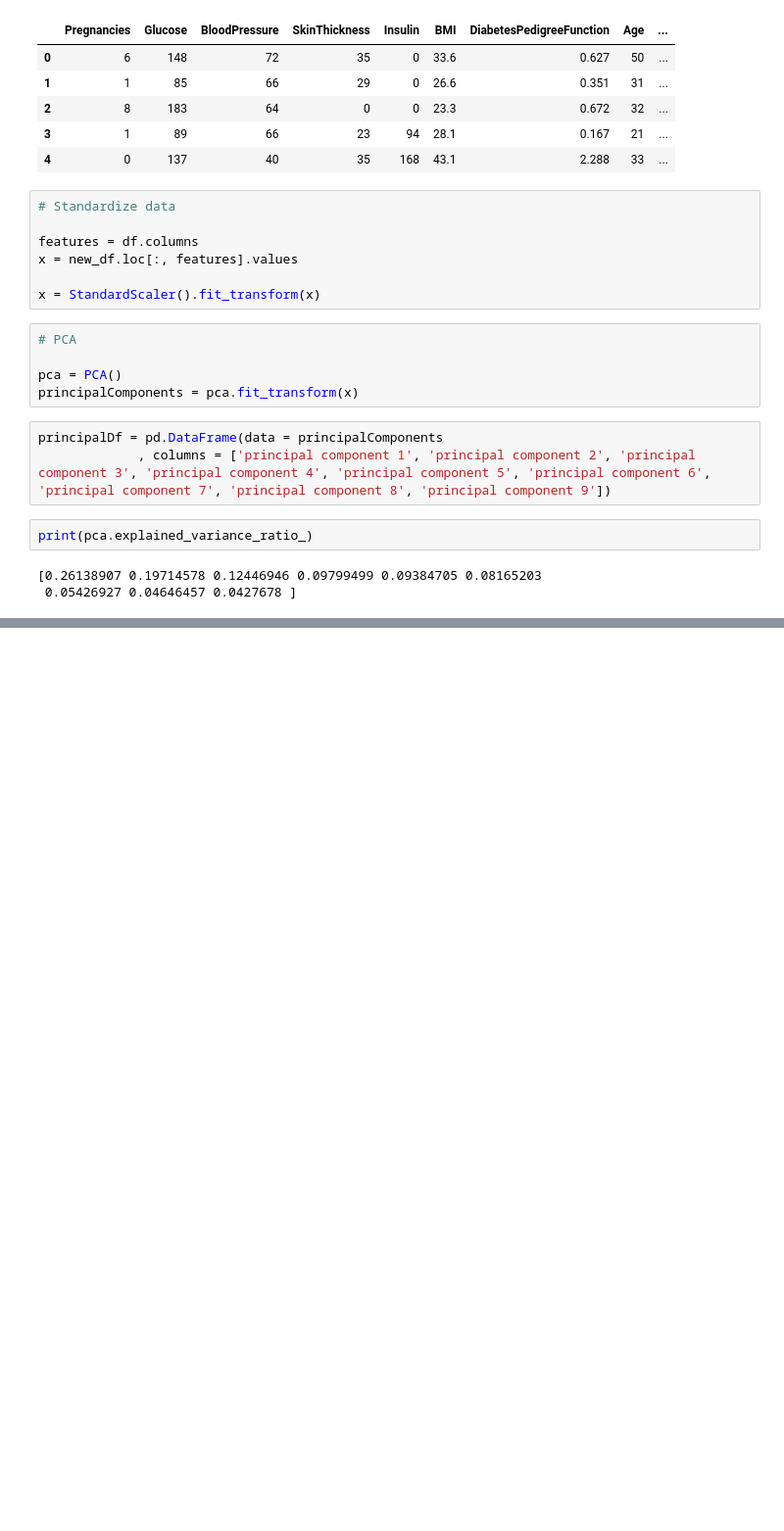
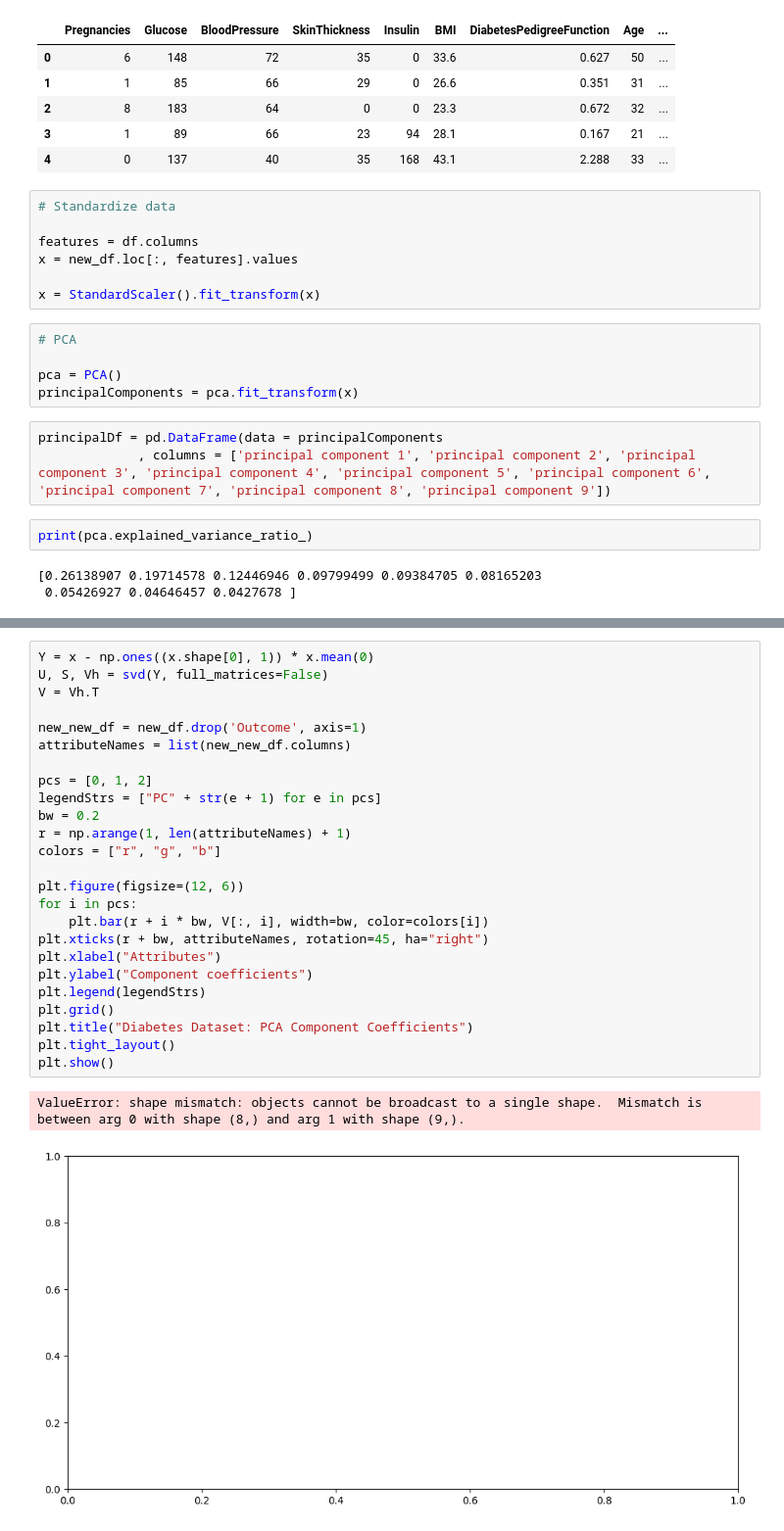
Before and after one commit to NicholasBorch/ML-02450project1, a Jupyter notebook: Data_analysis_diabetes.ipynb, the cells around one changed output, grey strips where cells are left out. Shown at 98% size. Drawn from its saved outputs; the diff is of its cells as text; blank space fills up the shorter version.

```diff
--- a/Data_analysis_diabetes.ipynb
+++ b/Data_analysis_diabetes.ipynb
@@ -67,3 +75,31 @@ plt.show()
+# %%
+Y = x - np.ones((x.shape[0], 1)) * x.mean(0)
+U, S, Vh = svd(Y, full_matrices=False)
+V = Vh.T
+
+new_new_df = new_df.drop('Outcome', axis=1)
+attributeNames = list(new_new_df.columns)
+
+pcs = [0, 1, 2]
+legendStrs = ["PC" + str(e + 1) for e in pcs]
+bw = 0.2
+r = np.arange(1, len(attributeNames) + 1)
+colors = ["r", "g", "b"]
+
+plt.figure(figsize=(12, 6))
+for i in pcs:
+    plt.bar(r + i * bw, V[:, i], width=bw, color=colors[i])
+plt.xticks(r + bw, attributeNames, rotation=45, ha="right")
+plt.xlabel("Attributes")
+plt.ylabel("Component coefficients")
+plt.legend(legendStrs)
+plt.grid()
+plt.title("Diabetes Dataset: PCA Component Coefficients")
+plt.tight_layout()
+plt.show()
+# %% [output]
+ValueError: shape mismatch: objects cannot be broadcast to a single shape.  Mismatch is between arg 0 with shape (8,) and arg 1 with shape (9,).
+[figure, added]
 # %%
 # Plotting 3D
 fig = plt.figure(figsize=(8, 6))
```
Also changed, not shown: parts of 3 cells of this notebook.
